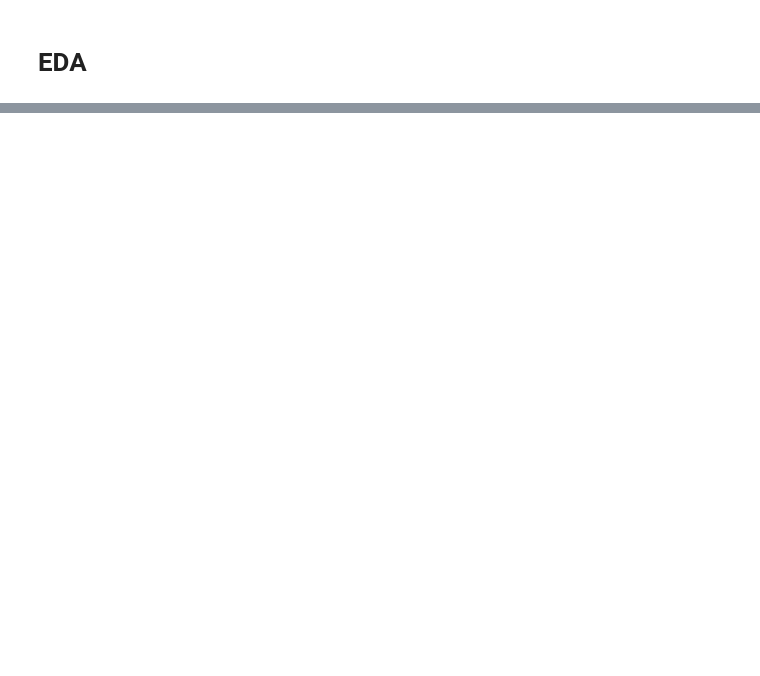
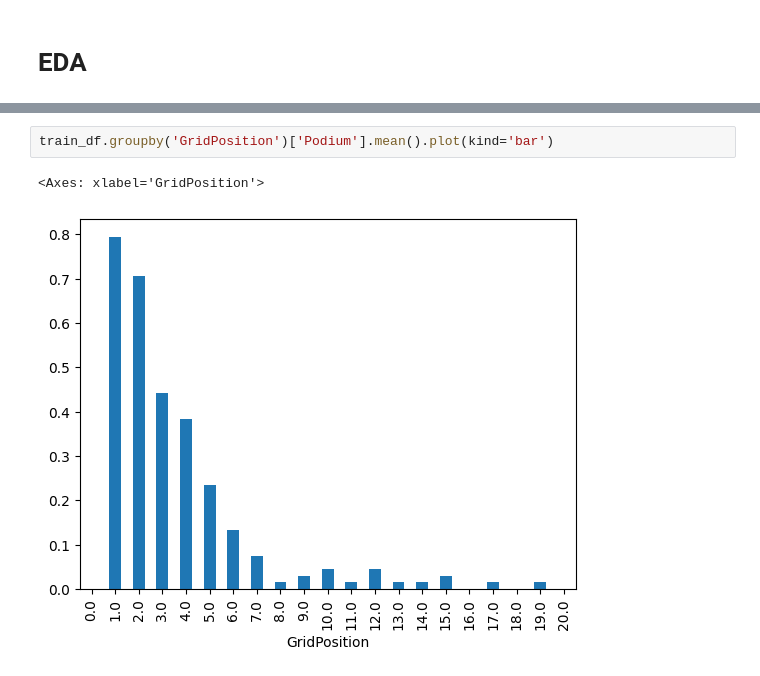
Before and after one commit to dylanbyrne3454/F1_predictor, a Jupyter notebook: 02_creating_models.ipynb, the cells around one changed output, grey strips where cells are left out. Saved outputs shown, nothing was run; the diff lists cells and outputs as text; blank space fills up the shorter version.

```diff
--- a/02_creating_models.ipynb
+++ b/02_creating_models.ipynb
@@ -99,0 +141,5 @@ test_df = test_df[cols_to_keep]
+# %%
+train_df.groupby('GridPosition')['Podium'].mean().plot(kind='bar')
+# %% [output]
+<Axes: xlabel='GridPosition'>
+[figure, added]
```
Also changed, not shown: parts of 23 cells of this notebook, 2 other files.
